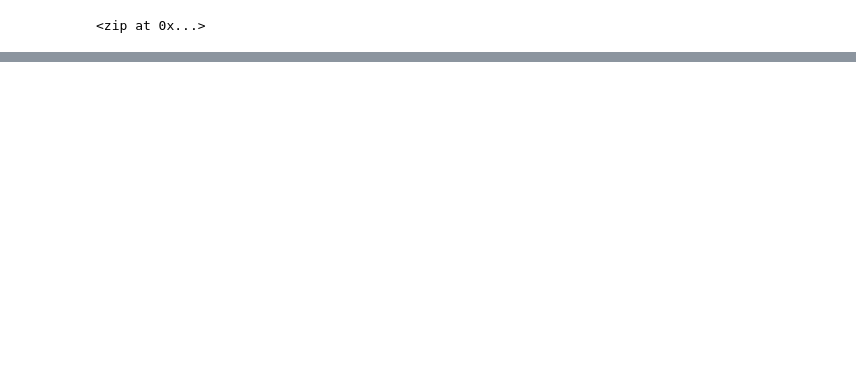
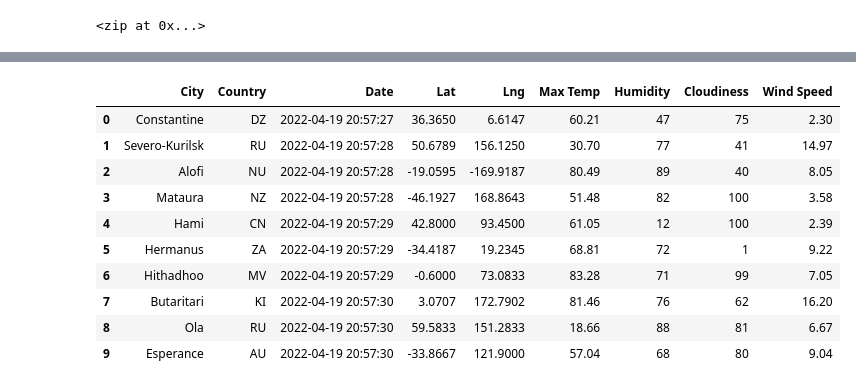
Before and after one commit to ValJohns/WeatherPy, a Jupyter notebook: WeatherPy.ipynb, the cells around one changed output, grey strips where cells are left out. Cells and saved outputs as stored; diff of their text form; code cells hidden in the pictures; blank space fills up the shorter version.

Commit message:
mod .gitignore and adding weatherpy

```diff
--- a/WeatherPy.ipynb
+++ b/WeatherPy.ipynb
@@ -55,0 +66,3 @@ len(cities)
+# %%
+# Starting URL for Weather Map API Call.
+url = "http://api.openweathermap.org/data/2.5/weather?units=Imperial&APPID=" + weather_api_key
@@ -55,0 +158,16 @@ len(cities)
+# %%
+# Convert the array of dictionaries to a Pandas DataFrame.
+city_data_df = pd.DataFrame(city_data)
+city_data_df.head(10)
+# %% [output]
+|  | City | Country | Date | Lat | Lng | Max Temp | Humidity | Cloudiness | Wind Speed |
+| 0 | Constantine | DZ | 2022-04-19 20:57:27 | 36.3650 | 6.6147 | 60.21 | 47 | 75 | 2.30 |
+| 1 | Severo-Kurilsk | RU | 2022-04-19 20:57:28 | 50.6789 | 156.1250 | 30.70 | 77 | 41 | 14.97 |
+| 2 | Alofi | NU | 2022-04-19 20:57:28 | -19.0595 | -169.9187 | 80.49 | 89 | 40 | 8.05 |
+| 3 | Mataura | NZ | 2022-04-19 20:57:28 | -46.1927 | 168.8643 | 51.48 | 82 | 100 | 3.58 |
+| 4 | Hami | CN | 2022-04-19 20:57:29 | 42.8000 | 93.4500 | 61.05 | 12 | 100 | 2.39 |
+| 5 | Hermanus | ZA | 2022-04-19 20:57:29 | -34.4187 | 19.2345 | 68.81 | 72 | 1 | 9.22 |
+| 6 | Hithadhoo | MV | 2022-04-19 20:57:29 | -0.6000 | 73.0833 | 83.28 | 71 | 99 | 7.05 |
+| 7 | Butaritari | KI | 2022-04-19 20:57:30 | 3.0707 | 172.7902 | 81.46 | 76 | 62 | 16.20 |
+| 8 | Ola | RU | 2022-04-19 20:57:30 | 59.5833 | 151.2833 | 18.66 | 88 | 81 | 6.67 |
+| 9 | Esperance | AU | 2022-04-19 20:57:30 | -33.8667 | 121.9000 | 57.04 | 68 | 80 | 9.04 |
```
Also changed, not shown: parts of 5 cells of this notebook, 1 other file.
